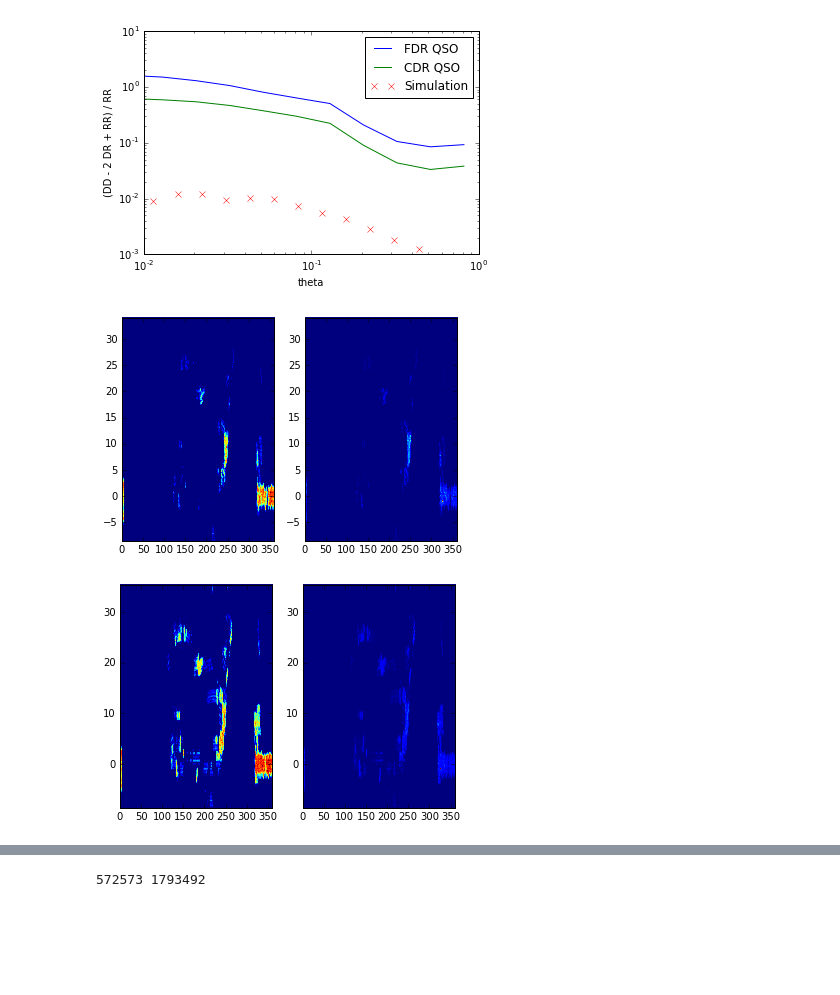
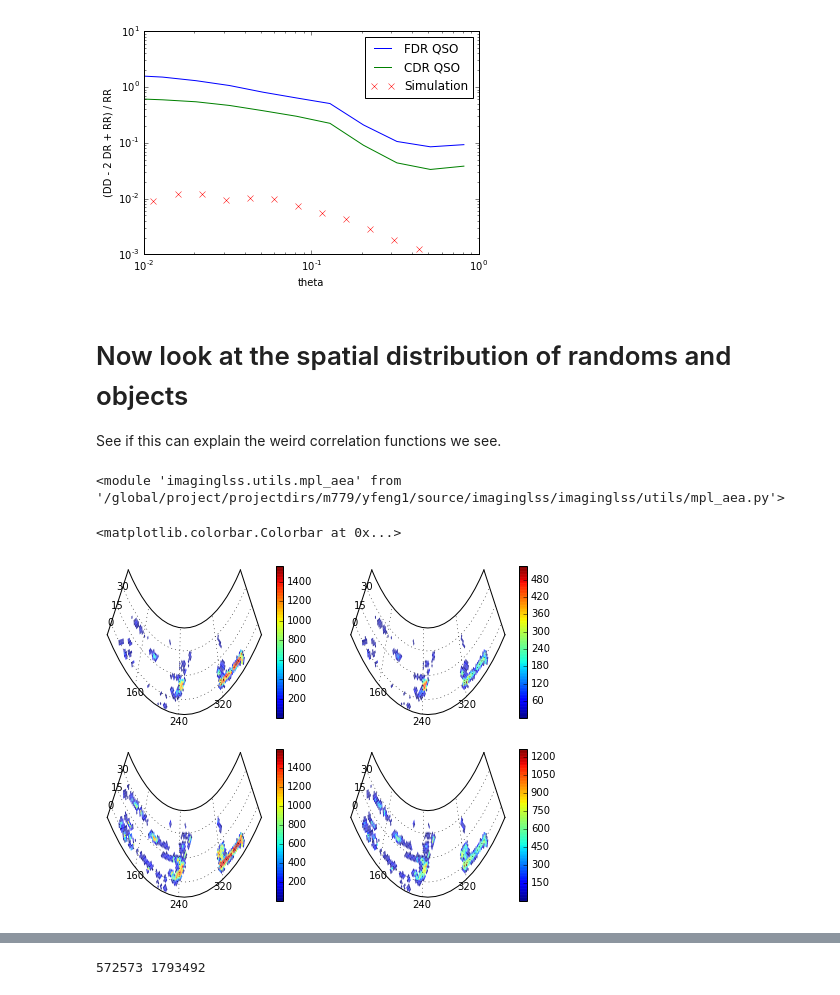
Before and after one commit to bccp/imaginglss-notebooks, a Jupyter notebook: DR2FDRClustering.ipynb, the cells around one changed output, grey strips where cells are left out. Drawn from its saved outputs; the diff is of its cells as text; code cells hidden in the pictures; blank space fills up the shorter version.

Commit message:
Update with new density plots.

```diff
--- a/DR2FDRClustering.ipynb
+++ b/DR2FDRClustering.ipynb
@@ -189,21 +198,35 @@ loglog()
 # %% [output]
 []
 [figure]
+# %% [markdown]
+# Now look at the spatial distribution of randoms and objects
+See if this can explain the weird correlation functions we see.
+# %%
+reload(mpl_aea)
+# %% [output]
+<module 'imaginglss.utils.mpl_aea' from '/global/project/projectdirs/m779/yfeng1/source/imaginglss/imaginglss/utils/mpl_aea.py'>
 # %%
-def number_density(cat):
+def number_density(ax, cat):
     ra, dec = readdata(cat, 1.0, 1.0)
-    _ = hist2d(ra, dec, bins=(200, 200))
+    #_ = hist2d(ra, dec, bins=(200, 200)
+    ax.histmap(ra, dec, perarea=True)
+    ax.set_xlim(100, 400)
+    ax.set_ylim(-10, 45)
+    ax.grid()
-# %%
-subplot(121)
-number_density(QSOR)
-subplot(122)
-number_density(QSO)
-# %% [output]
-[figure, removed]
-# %%
-subplot(121)
-number_density(CDR_QSOR)
-subplot(122)
-number_density(CDR_QSO)
-# %% [output]
-[figure, removed]
+# %%
+figure(figsize=(8, 6))
+ax = subplot(221, projection='aea')
+number_density(ax, QSOR)
+colorbar()
+ax = subplot(222, projection='aea')
+number_density(ax, QSO)
+colorbar()
+ax = subplot(223, projection='aea')
+number_density(ax, CDR_QSOR)
+colorbar()
+ax = subplot(224, projection='aea')
+number_density(ax, CDR_QSO)
+colorbar()
+# %% [output]
+<matplotlib.colorbar.Colorbar at 0x...>
+[figure, added]
```
Also changed, not shown: parts of 6 cells of this notebook.
